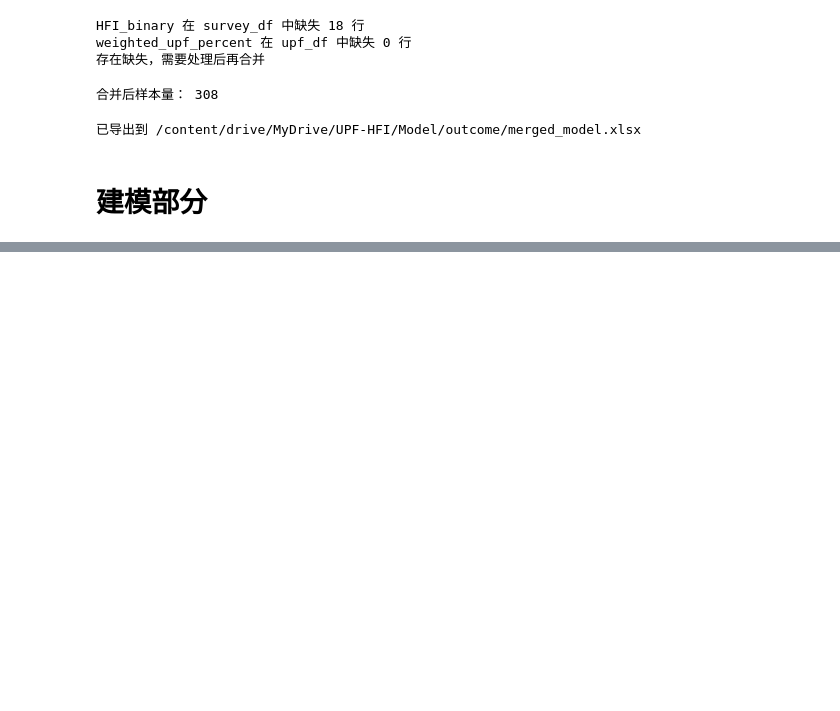
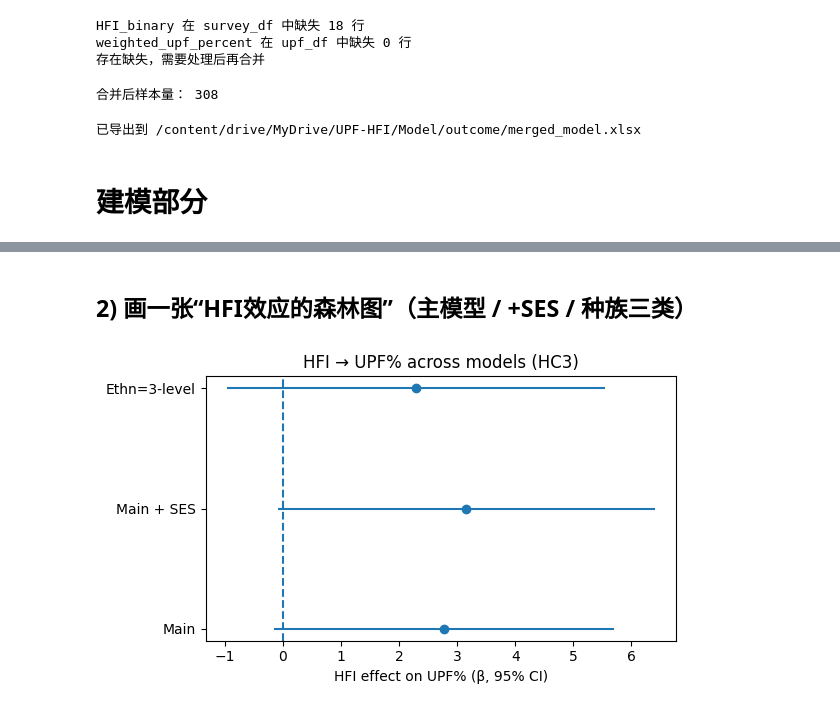
Before and after one commit to NINGTANG1124/UPF-HFI, a Jupyter notebook: notebooks/modeling_chinese.ipynb, the cells around one changed output, grey strips where cells are left out. Cells and saved outputs as stored; diff of their text form; code cells hidden in the pictures; blank space fills up the shorter version.

```diff
--- a/notebooks/modeling_chinese.ipynb
+++ b/notebooks/modeling_chinese.ipynb
@@ -707,0 +344,14 @@ Linear trend: β = 2.55 pp (95% CI 0.52, 4.59), p = 0.0139
+# %%
+# 三类标签
+map3 = {"White British":"White British","Pakistani":"Pakistani","Mixed/multiple ethnicity":"Mixed"}
+df_use["ethn3_main"] = df_use["ethn_label_full"].map(map3)
+df_use["ethn3_main"] = pd.Categorical(df_use["ethn3_main"],
+                                      categories=["White British","Pakistani","Mixed"], ordered=False)
+
+form_ethn3 = (
+    "weighted_upf_percent ~ HFI_binary + C(gender_participant)"
+    " + C(ethn3_main, Treatment(reference='White British')) + age_participant"
+)
+res_ethn3 = smf.ols(form_ethn3, data=df_use).fit(cov_type="HC3")
+b, (lo, hi), p = res_ethn3.params["HFI_binary"], res_ethn3.conf_int().loc["HFI_binary"], res_ethn3.pvalues["HFI_binary"]
+print(f"N={int(res_ethn3.nobs)}; HFI β={b:.3f}, 95%CI [{lo:.3f}, {hi:.3f}], p={p:.3g}（三类种族）")
@@ -707,0 +408,28 @@ Linear trend: β = 2.55 pp (95% CI 0.52, 4.59), p = 0.0139
+# %% [markdown]
+## 2) 画一张“HFI效应的森林图”（主模型 / +SES / 种族三类）
+# %%
+import matplotlib.pyplot as plt
+import numpy as np
+
+models = [
+    ("Main", res_main.params[term], *res_main.conf_int().loc[term]),
+    ("Main + SES", res_ses.params[term], *res_ses.conf_int().loc[term]),
+    ("Ethn=3-level", res_ethn3.params[term], *res_ethn3.conf_int().loc[term]),
+]
+labels = [m[0] for m in models]
+betas = np.array([m[1] for m in models])
+los = np.array([m[2] for m in models])
+his = np.array([m[3] for m in models])
+y = np.arange(len(models))
+
+plt.figure(figsize=(6,3.6))
+plt.hlines(y, los, his)
+plt.plot(betas, y, "o")
+plt.axvline(0, linestyle="--")
+plt.yticks(y, labels)
+plt.xlabel("HFI effect on UPF% (β, 95% CI)")
+plt.title("HFI → UPF% across models (HC3)")
+plt.tight_layout()
+plt.show()
+# %% [output]
+[figure, added]
```
Also changed, not shown: parts of 49 cells of this notebook.
